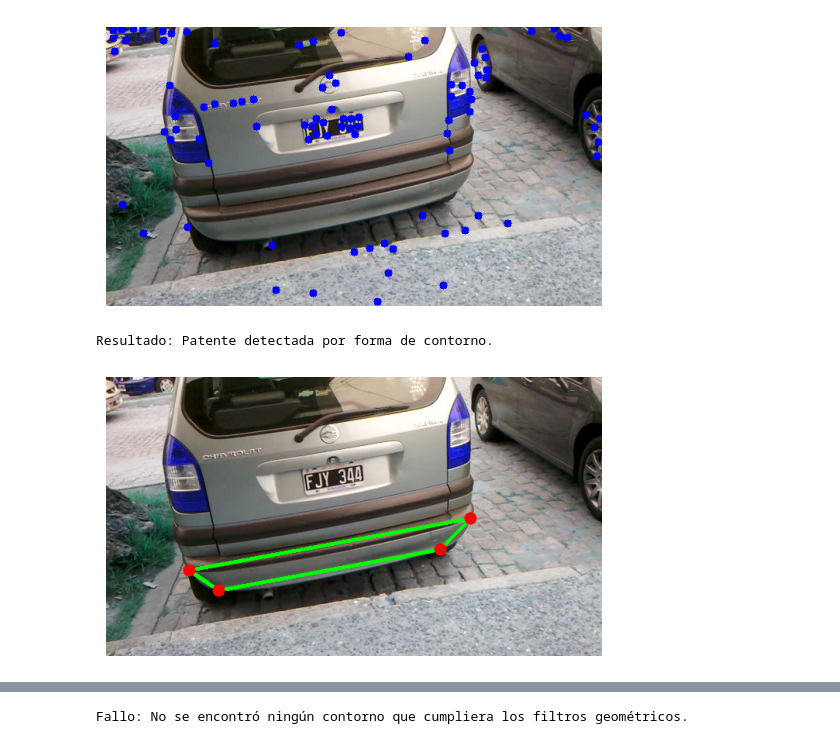
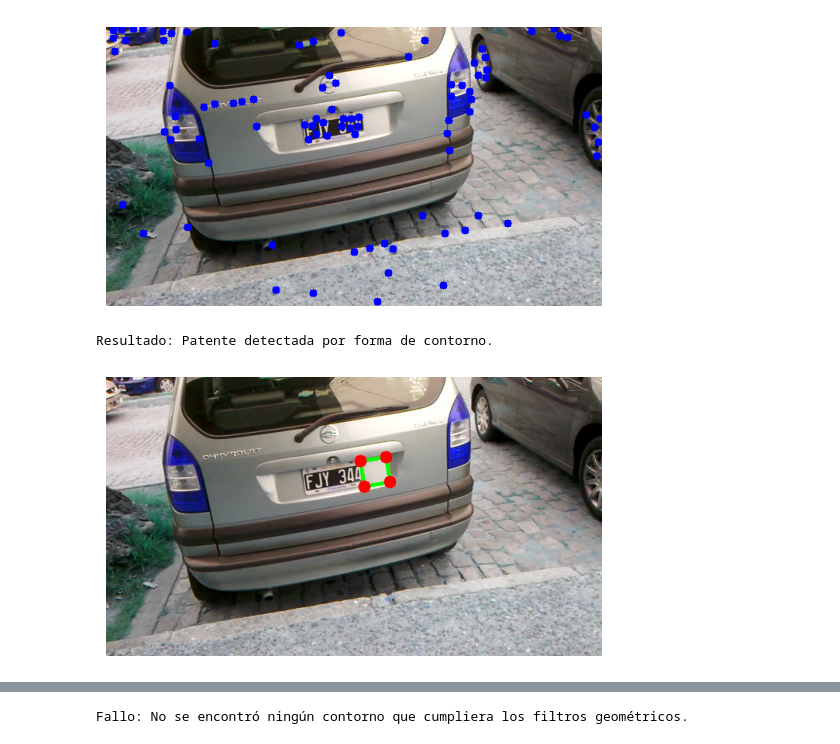
Before and after one commit to maxiromano/tp2_pdi_Molina_Romano, a Jupyter notebook: parte2.ipynb, the cells around one changed output, grey strips where cells are left out. Drawn from its saved outputs; the diff is of its cells as text; code cells hidden in the pictures.

Commit message:
detecta una parte de patente, mañana lo corrijo

```diff
--- a/parte2.ipynb
+++ b/parte2.ipynb
@@ -41,61 +41,57 @@ plt.show()
 # %%
 def detectar_patente(ruta_imagen):
     img = cv2.imread(ruta_imagen)
-    if img is None: return
 
-    # 1. Preprocesamiento: Escala de grises y Canny para encontrar bordes fuertes
     gray = cv2.cvtColor(img, cv2.COLOR_BGR2GRAY)
 
-    # Aplicar un filtro (ej. Bilateral) para preservar bordes y eliminar ruido
     filtered = cv2.bilateralFilter(gray, 11, 17, 17)
-    edged = cv2.Canny(filtered, 30, 200) # Canny Edge Detection
+    edged = cv2.Canny(filtered, 20, 200)
 
-    # 2. Encontrar Contornos
-    # cv2.RETR_TREE: Retorna una jerarquía completa de contornos
-    # cv2.CHAIN_APPROX_SIMPLE: Comprime segmentos rectos
-    contours, hierarchy = cv2.findContours(edged.copy(), cv2.RETR_TREE, cv2.CHAIN_APPROX_SIMPLE)
+    kernel = np.ones((5, 5), np.uint8)
 
-    # Ordenar los contornos por área descendente
+    clausura = cv2.morphologyEx(edged, cv2.MORPH_CLOSE, kernel)
+
+    contours, hierarchy = cv2.findContours(clausura.copy(), cv2.RETR_TREE, cv2.CHAIN_APPROX_SIMPLE)
+
     contours = sorted(contours, key=cv2.contourArea, reverse=True)
 
     patente_contorno = None
 
-    # 3. Iterar y Encontrar la Matrícula por Forma (4 vértices y Aspect Ratio)
     for c in contours:
-        # Aproximar el contorno a un polígono
+
+        area = cv2.contourArea(c)
+
+        if area < 1000 or area > 19000:
+             continue
+
         perimeter = cv2.arcLength(c, True)
-        approx = cv2.approxPolyDP(c, 0.02 * perimeter, True) # Buscamos una forma cerrada
+        approx = cv2.approxPolyDP(c, 0.03 * perimeter, True)
 
-        # Si la forma tiene 4 vértices (un cuadrilátero)
         if len(approx) == 4:
             x, y, w, h = cv2.boundingRect(approx)
             aspect_ratio = w / float(h)
 
-            # Filtramos por Aspect Ratio típico de una patente (ej. 3.5 a 5.0)
-            if 3.5 <= aspect_ratio <= 5.5:
-                # Una vez que encontramos un cuadrilátero que se parece a una patente
+            if 1.0 <= aspect_ratio <= 3.5:
                 patente_contorno = approx
-                break # Salimos del bucle
+                break
 
-    # 4. Dibujar el resultado
     if patente_contorno is not None:
         img_final = img.copy()
-        cv2.drawContours(img_final, [patente_contorno], -1, (0, 255, 0), 3) # Verde
+        cv2.drawContours(img_final, [patente_contorno], -1, (0, 255, 0), 3)
         print("Resultado: Patente detectada por forma de contorno.")
 
-        # Los vértices de la patente son los puntos en 'patente_contorno'
         for point in patente_contorno:
              x, y = point[0]
-             cv2.circle(img_final, (x, y), 8, (255, 0, 0), -1) # Azul
+             cv2.circle(img_final, (x, y), 8, (255, 0, 0), -1)
     else:
         img_final = img
         print("Fallo: No se encontró un contorno rectangular con el ratio esperado.")
 
     plt.imshow(img_final)
     plt.axis('off')
     plt.show()
 
 detectar_patente('img/img05.png')
 # %% [output]
 Resultado: Patente detectada por forma de contorno.
-[figure, old version]
+[figure, new version]
```
Also changed, not shown: parts of 2 cells of this notebook, 1 other file.
